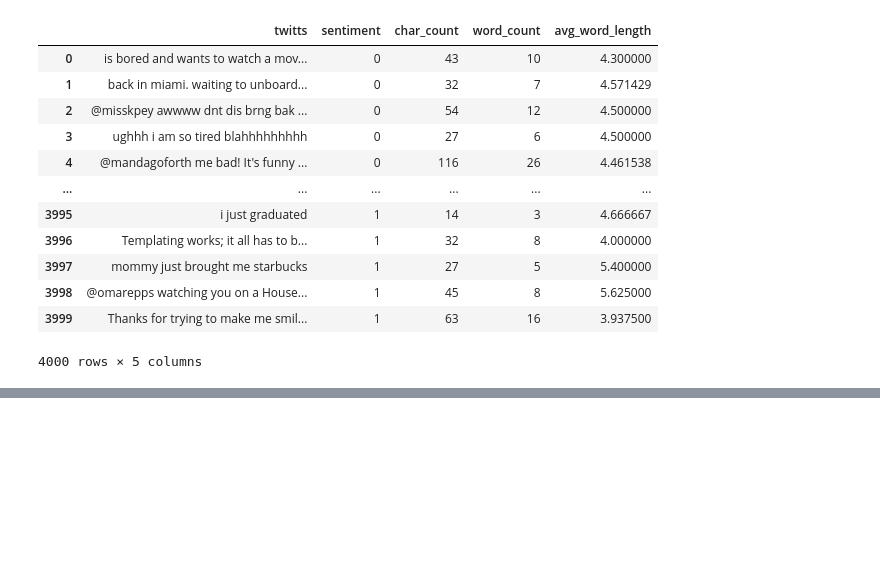
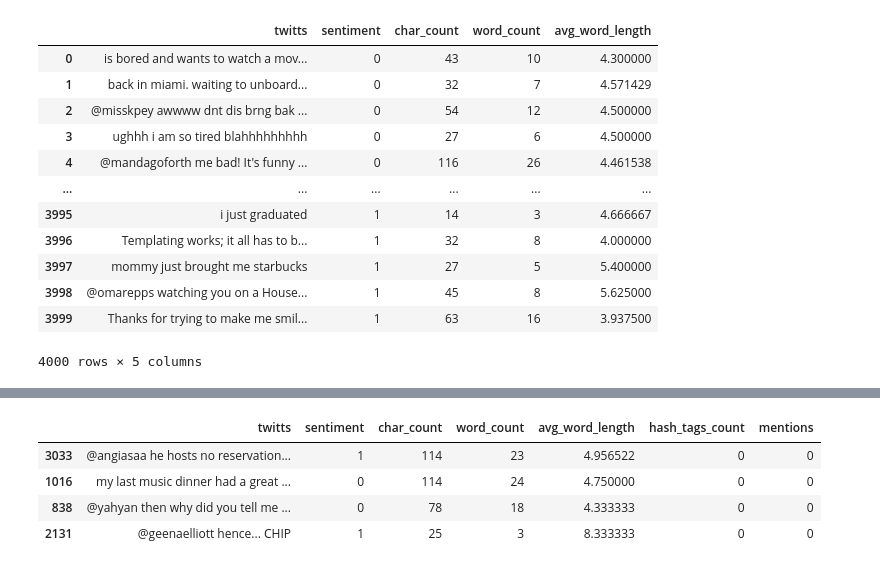
Before and after one commit to harikagirigari/NLP-exp-3, a Jupyter notebook: nlp_exp3.ipynb, the cells around one changed output, grey strips where cells are left out. Drawn from its saved outputs; the diff is of its cells as text; code cells hidden in the pictures; blank space fills up the shorter version.

```diff
--- a/nlp_exp3.ipynb
+++ b/nlp_exp3.ipynb
@@ -104,3 +104,6 @@ data
 | 3998 | @omarepps watching you on a House... | 1 | 45 | 8 | 5.625000 |
 | 3999 | Thanks for trying to make me smil... | 1 | 63 | 16 | 3.937500 |
 4000 rows × 5 columns
+# %%
+data['hash_tags_count']= data['twitts'].apply(lambda x: len(re.findall(r'#(\w+)', x)))
+data.sample(4)
@@ -106,0 +116,9 @@ data
+# %%
+data['mentions']= data['twitts'].apply(lambda x: len(re.findall(r'#(\w+)', x)))
+data.sample(4)
+# %% [output]
+|  | twitts | sentiment | char_count | word_count | avg_word_length | hash_tags_count | mentions |
+| 3033 | @angiasaa he hosts no reservation... | 1 | 114 | 23 | 4.956522 | 0 | 0 |
+| 1016 | my last music dinner had a great ... | 0 | 114 | 24 | 4.750000 | 0 | 0 |
+| 838 | @yahyan then why did you tell me ... | 0 | 78 | 18 | 4.333333 | 0 | 0 |
+| 2131 | @geenaelliott hence... CHIP | 1 | 25 | 3 | 8.333333 | 0 | 0 |
```
Also changed, not shown: parts of 3 cells of this notebook.
